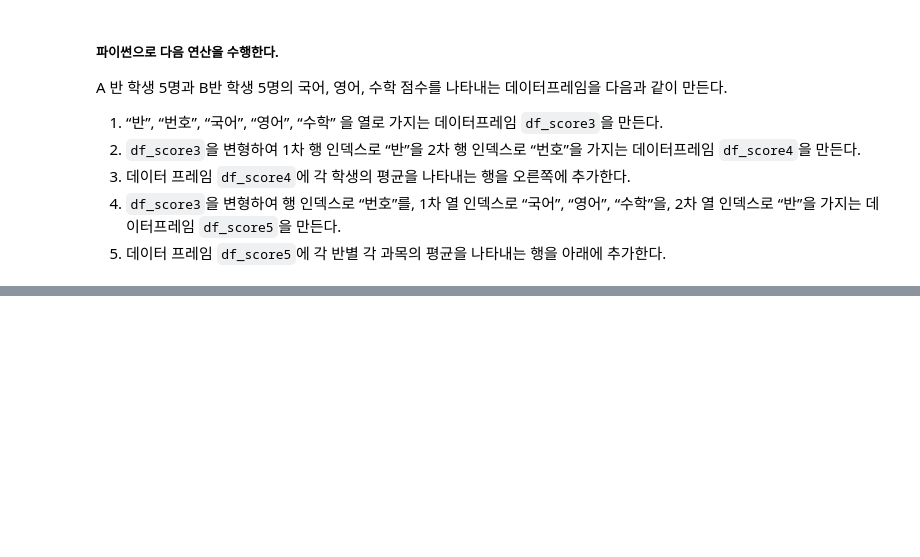
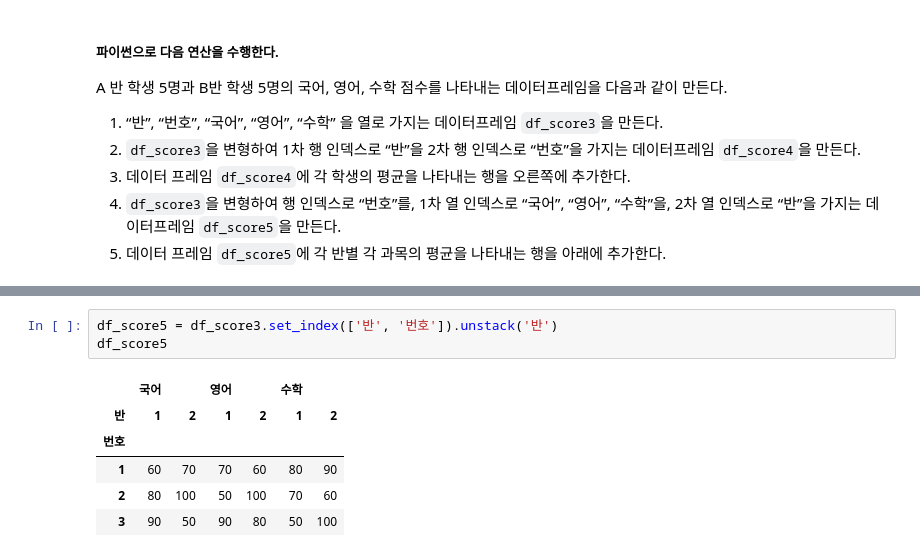
Before and after one commit to Chixol/Python, a Jupyter notebook: pandas_data_analysis/pandas_multi_index.ipynb, the cells around one changed output, grey strips where cells are left out. Drawn from its saved outputs; the diff is of its cells as text; blank space fills up the shorter version.

```diff
--- a/pandas_data_analysis/pandas_multi_index.ipynb
+++ b/pandas_data_analysis/pandas_multi_index.ipynb
@@ -333,0 +375,10 @@ A 반 학생 5명과 B반 학생 5명의 국어, 영어, 수학 점수를 나타
+# %%
+df_score5 = df_score3.set_index(['반', '번호']).unstack('반')
+df_score5
+# %% [output]
+|  | 국어 |  | 영어 |  | 수학 |  |
+| 반 | 1 | 2 | 1 | 2 | 1 | 2 |
+| 번호 |  |  |  |  |  |  |
+| 1 | 60 | 70 | 70 | 60 | 80 | 90 |
+| 2 | 80 | 100 | 50 | 100 | 70 | 60 |
+| 3 | 90 | 50 | 90 | 80 | 50 | 100 |
```
Also changed, not shown: parts of 4 cells of this notebook.
